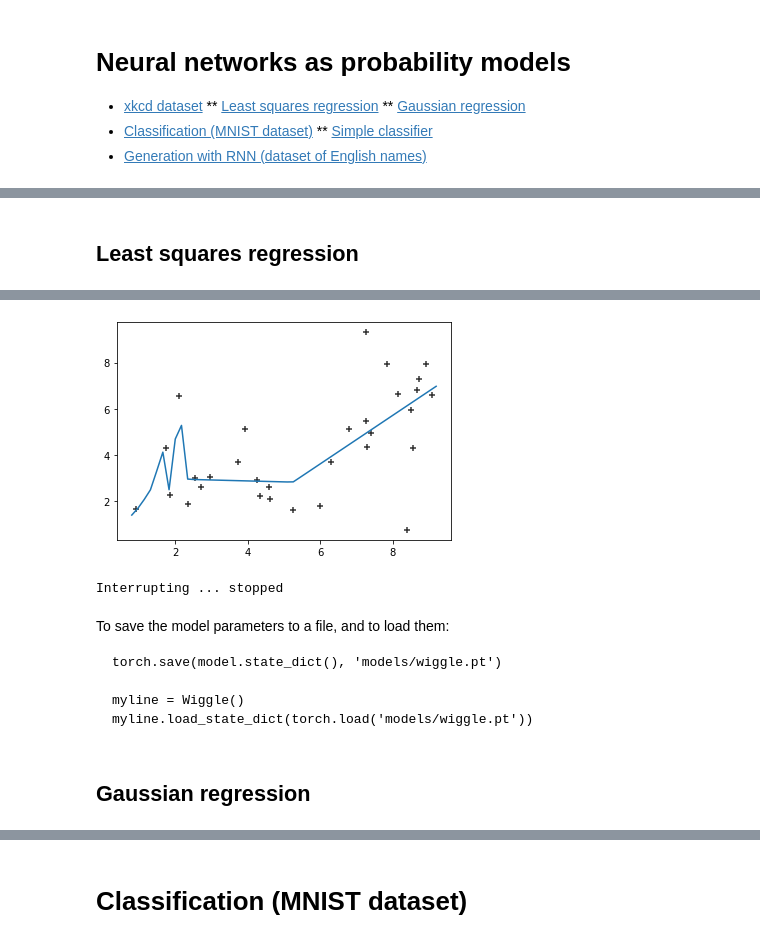
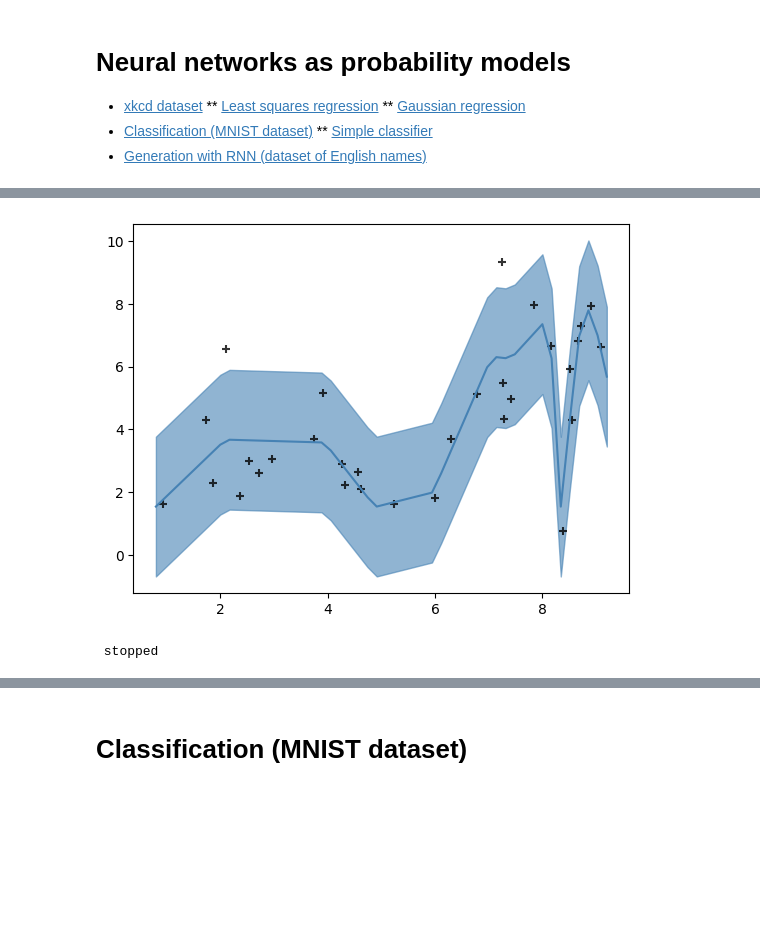
Before and after one commit to damonjw/datasci, a Jupyter notebook: nn.ipynb, the cells around one changed output, grey strips where cells are left out. Saved outputs shown, nothing was run; the diff lists cells and outputs as text; code cells hidden in the pictures; blank space fills up the shorter version.

````diff
--- a/nn.ipynb
+++ b/nn.ipynb
@@ -77,5 +59,3 @@ plt.show()
-# %% [markdown]
-## Least squares regression
 # %%
 # This defines an arbitrary messy function that (we hope) can approximate the data reasonably well.
 # The neural network layers (nn.Linear) all have their own parameters, which need to be optimized.
@@ -97,3 +86,11 @@ class Wiggle(nn.Module):
+# %%
+def plot_loglik(rwiggle, ax):
+    xnew = torch.linspace(.8,9.2,50)[:,None]
+    with torch.no_grad():
+        ynew = rwiggle.μ(xnew).detach()[:,0]
+        σ = rwiggle.σ.detach()
+    ax.fill_between(xnew[:,0], ynew-2*σ, ynew+2*σ, color='steelblue', alpha=.6)
+    ax.plot(xnew, ynew, color='steelblue')
 # %%
 x,y = torch.tensor(xkcd.x, dtype=torch.float)[:,None], torch.tensor(xkcd.y, dtype=torch.float)[:,None]
 
@@ -101,22 +98,20 @@ myline = Wiggle()
 epoch = 0
 # %%
-optimizer = optim.Adam(myline.parameters())
+optimizer = optim.Adam(rwiggle.parameters())
 
 with Interruptable() as check_interrupted:
     while True:
         check_interrupted()
         optimizer.zero_grad()
-        loss = torch.mean(torch.pow(y - myline(x), 2))
-        loss.backward()
+        loglik = torch.mean(rwiggle(y, x))
+        (-loglik).backward()
         optimizer.step()
         epoch += 1
 
         if epoch % 200 == 0:
             IPython.display.clear_output(wait=True)
+            plot_loglik(rwiggle, plt.gca())
             plt.scatter(x, y, color='black', marker='+', alpha=.8)
-            with torch.no_grad():
-                xnew = torch.linspace(.8,9.2,50)[:,None]
-                plt.plot(xnew, myline.f(xnew))
-            print(f'epoch={epoch} loss={loss.item():.4}')
+            print(f'epoch={epoch} loglik={loglik.item():.4} σ={rwiggle.σ.item():.4}')
             plt.show()
 # %% [output]
@@ -124,12 +119,2 @@ epoch=11400 loss=2.416
-[figure, old version]
+[figure, new version]
-Interrupting ... stopped
+ stopped
-# %% [markdown]
-To save the model parameters to a file, and to load them:
-```
-torch.save(model.state_dict(), 'models/wiggle.pt')
-
-myline = Wiggle()
-myline.load_state_dict(torch.load('models/wiggle.pt'))
-```
-# %% [markdown]
-## Gaussian regression
````
Also changed, not shown: parts of 21 cells of this notebook.
